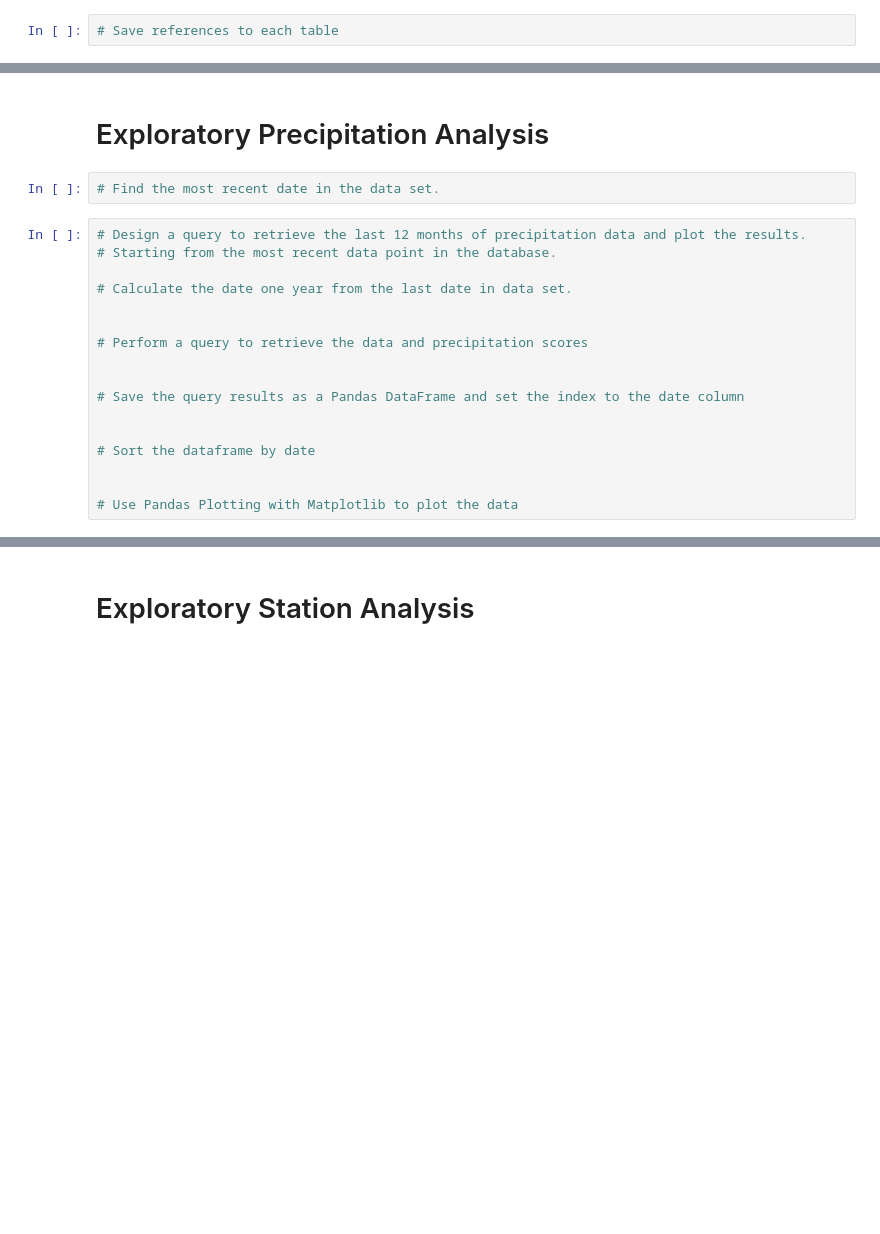
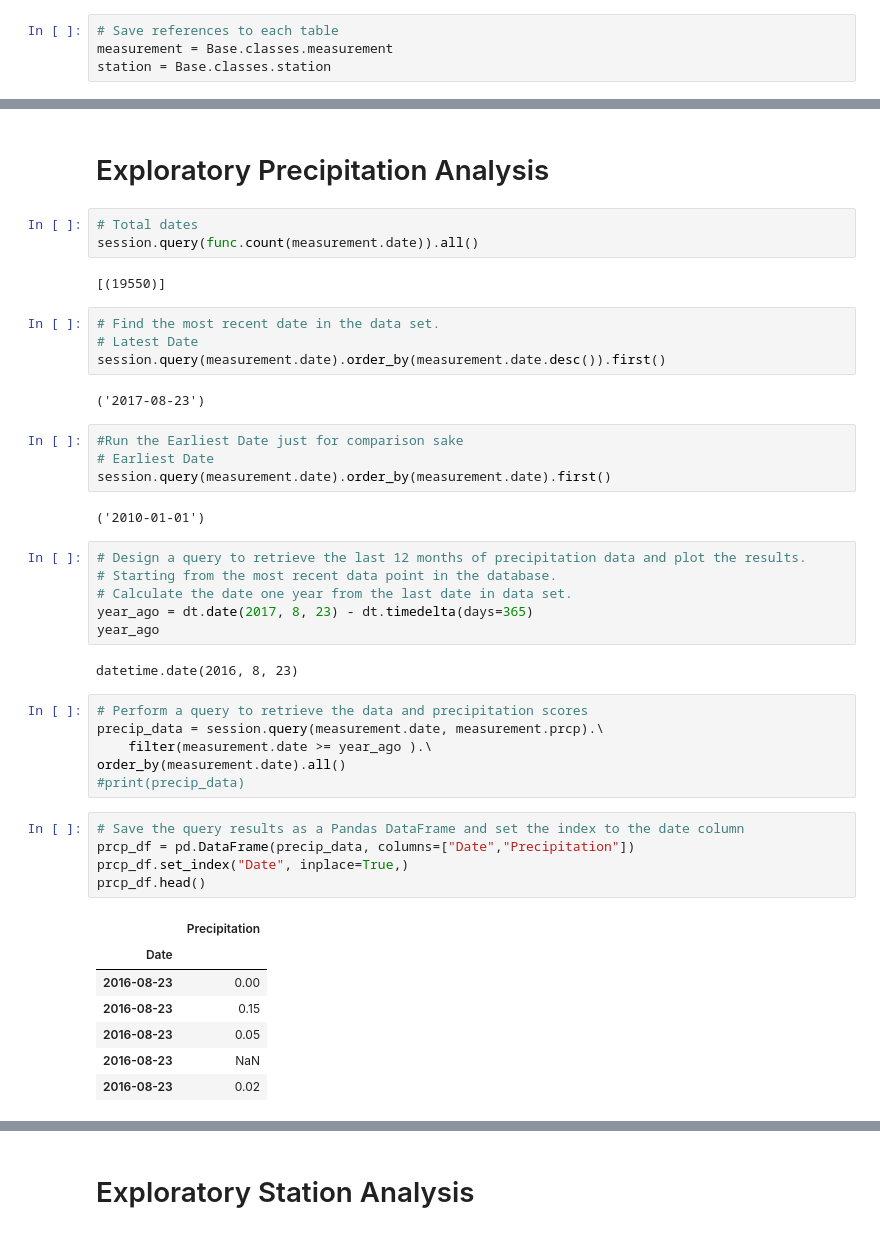
Before and after one commit to dschoen24/Surfs-Up-SQLALCHEMY, a Jupyter notebook: climate_starter.ipynb, the cells around one changed output, grey strips where cells are left out. Drawn from its saved outputs; the diff is of its cells as text; blank space fills up the shorter version.

```diff
--- a/climate_starter.ipynb
+++ b/climate_starter.ipynb
@@ -36,4 +32,6 @@ Base.classes.keys()
 # %%
 # Save references to each table
+measurement = Base.classes.measurement
+station = Base.classes.station
 # %%
 # Create our session (link) from Python to the DB
@@ -40,21 +62,46 @@ Base.classes.keys()
 # %% [markdown]
 # Exploratory Precipitation Analysis
+# %%
+# Total dates
+session.query(func.count(measurement.date)).all()
+# %% [output]
+[(19550)]
 # %%
 # Find the most recent date in the data set.
+# Latest Date
+session.query(measurement.date).order_by(measurement.date.desc()).first()
+# %% [output]
+('2017-08-23')
+# %%
+#Run the Earliest Date just for comparison sake
+# Earliest Date
+session.query(measurement.date).order_by(measurement.date).first()
+# %% [output]
+('2010-01-01')
 # %%
 # Design a query to retrieve the last 12 months of precipitation data and plot the results.
 # Starting from the most recent data point in the database.
-
 # Calculate the date one year from the last date in data set.
-
-
-# Perform a query to retrieve the data and precipitation scores
-
-
-# Save the query results as a Pandas DataFrame and set the index to the date column
-
-
-# Sort the dataframe by date
-
-
-# Use Pandas Plotting with Matplotlib to plot the data
+year_ago = dt.date(2017, 8, 23) - dt.timedelta(days=365)
+year_ago
+# %% [output]
+datetime.date(2016, 8, 23)
+# %%
+# Perform a query to retrieve the data and precipitation scores
+precip_data = session.query(measurement.date, measurement.prcp).\
+    filter(measurement.date >= year_ago ).\
+order_by(measurement.date).all()
+#print(precip_data)
+# %%
+# Save the query results as a Pandas DataFrame and set the index to the date column
+prcp_df = pd.DataFrame(precip_data, columns=["Date","Precipitation"])
+prcp_df.set_index("Date", inplace=True,)
+prcp_df.head()
+# %% [output]
+|  | Precipitation |
+| Date |  |
+| 2016-08-23 | 0.00 |
+| 2016-08-23 | 0.15 |
+| 2016-08-23 | 0.05 |
+| 2016-08-23 | NaN |
+| 2016-08-23 | 0.02 |
```
Also changed, not shown: parts of 11 cells of this notebook, 1 other file.
